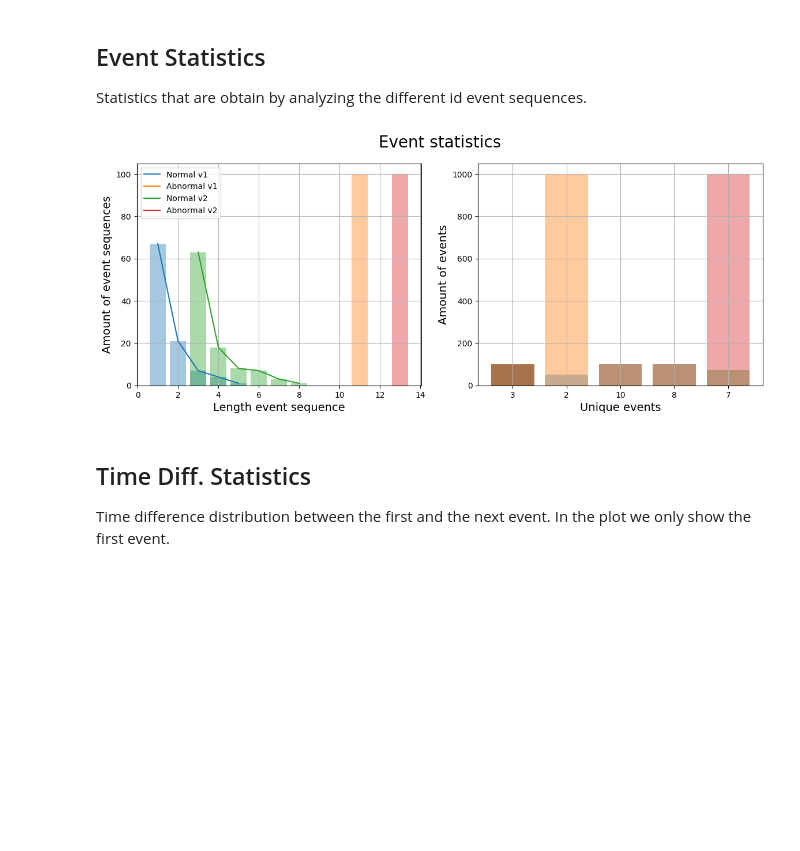
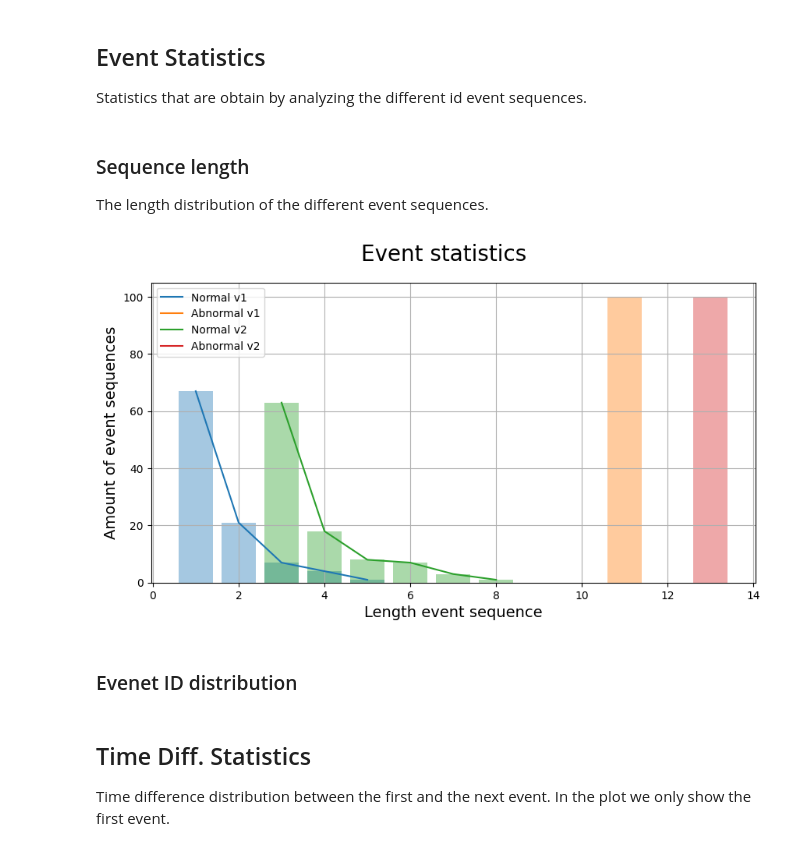
Before and after one commit to ait-aecid/log-gym, a Jupyter notebook: notebooks/data_analysis.ipynb, the cells around one changed output. Saved outputs shown, nothing was run; the diff lists cells and outputs as text; code cells hidden in the pictures; blank space fills up the shorter version.

```diff
--- a/notebooks/data_analysis.ipynb
+++ b/notebooks/data_analysis.ipynb
@@ -59,10 +60,16 @@ load_template(template_path)
 ## Event Statistics
 
 Statistics that are obtain by analyzing the different id event sequences.
+# %% [markdown]
+### Sequence length
+
+The length distribution of the different event sequences.
 # %%
-plot_events(tables)
+plot_events_length(tables)
 # %% [output]
-[figure, old version]
+[figure, new version]
+# %% [markdown]
+### Evenet ID distribution
 # %% [markdown]
 ## Time Diff. Statistics
 
```
Also changed, not shown: parts of 5 cells of this notebook, 1 other file.
